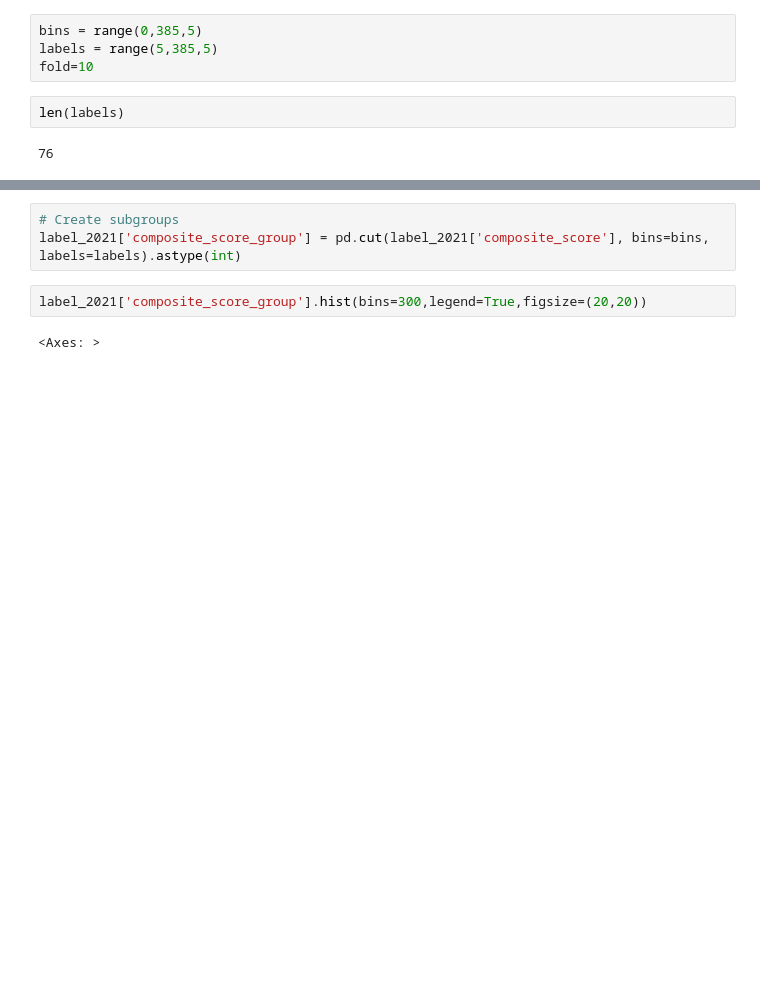
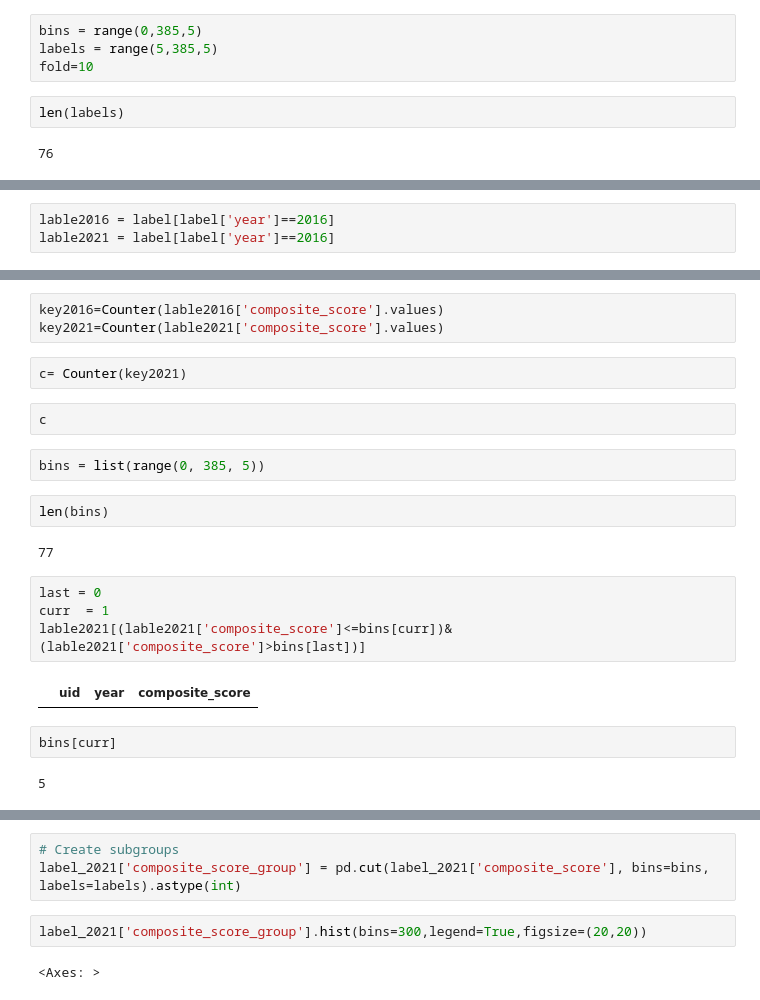
Before and after one commit to PeterYuan1986/PREPARE, a Jupyter notebook: regression-Copy1.ipynb, the cells around one changed output, grey strips where cells are left out. Cells and saved outputs as stored; diff of their text form; blank space fills up the shorter version.

```diff
--- a/regression-Copy1.ipynb
+++ b/regression-Copy1.ipynb
@@ -139,0 +159,3 @@ len(labels)
+# %%
+lable2016 = label[label['year']==2016]
+lable2021 = label[label['year']==2016]
@@ -139,0 +170,23 @@ len(labels)
+# %%
+key2016=Counter(lable2016['composite_score'].values)
+key2021=Counter(lable2021['composite_score'].values)
+# %%
+c= Counter(key2021)
+# %%
+c
+# %%
+bins = list(range(0, 385, 5))
+# %%
+len(bins)
+# %% [output]
+77
+# %%
+last = 0
+curr  = 1
+lable2021[(lable2021['composite_score']<=bins[curr])&(lable2021['composite_score']>bins[last])]
+# %% [output]
+|  | uid | year | composite_score |
+# %%
+bins[curr]
+# %% [output]
+5
```
Also changed, not shown: parts of 28 cells of this notebook, 37 other files.
